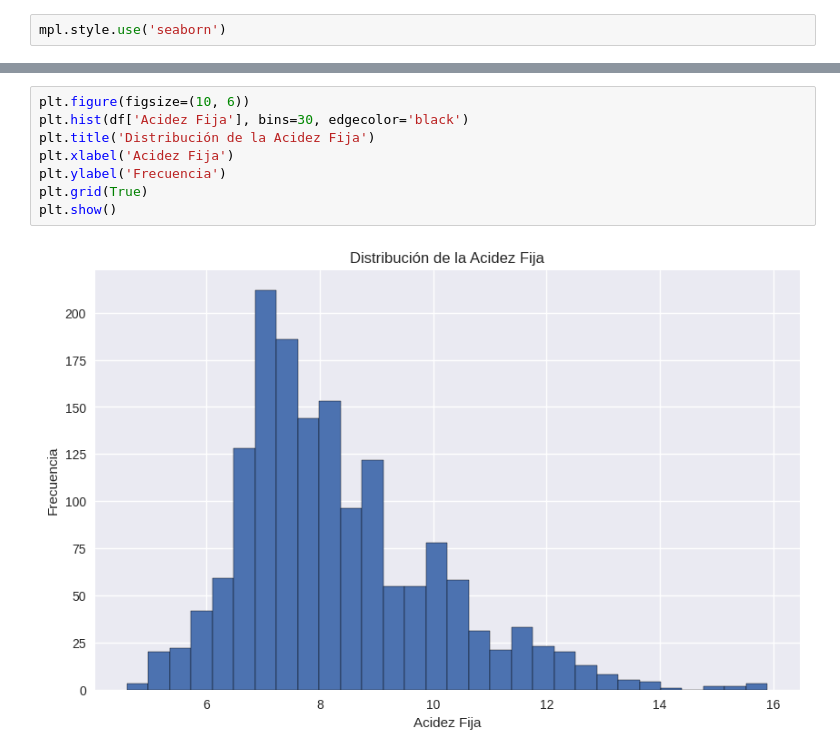
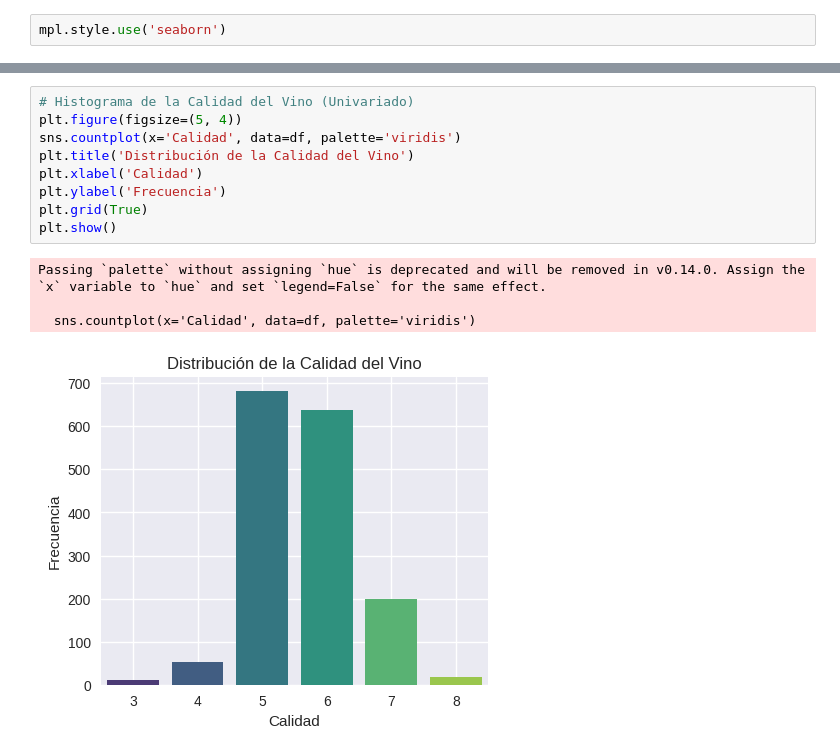
Before and after one commit to tdiego74/Clase_Data_Science_I_PBLC, a Jupyter notebook: PF_Data_SC_I.ipynb, the cells around one changed output, grey strips where cells are left out. Cells and saved outputs as stored; diff of their text form.

```diff
--- a/PF_Data_SC_I.ipynb
+++ b/PF_Data_SC_I.ipynb
@@ -164,10 +173,14 @@ mpl.style.use('seaborn')
 # %%
-plt.figure(figsize=(10, 6))
-plt.hist(df['Acidez Fija'], bins=30, edgecolor='black')
-plt.title('Distribución de la Acidez Fija')
-plt.xlabel('Acidez Fija')
+# Histograma de la Calidad del Vino (Univariado)
+plt.figure(figsize=(5, 4))
+sns.countplot(x='Calidad', data=df, palette='viridis')
+plt.title('Distribución de la Calidad del Vino')
+plt.xlabel('Calidad')
 plt.ylabel('Frecuencia')
 plt.grid(True)
 plt.show()
 # %% [output]
+Passing `palette` without assigning `hue` is deprecated and will be removed in v0.14.0. Assign the `x` variable to `hue` and set `legend=False` for the same effect.
+
+  sns.countplot(x='Calidad', data=df, palette='viridis')
-[figure, old version]
+[figure, new version]
```
Also changed, not shown: parts of 22 cells of this notebook.
